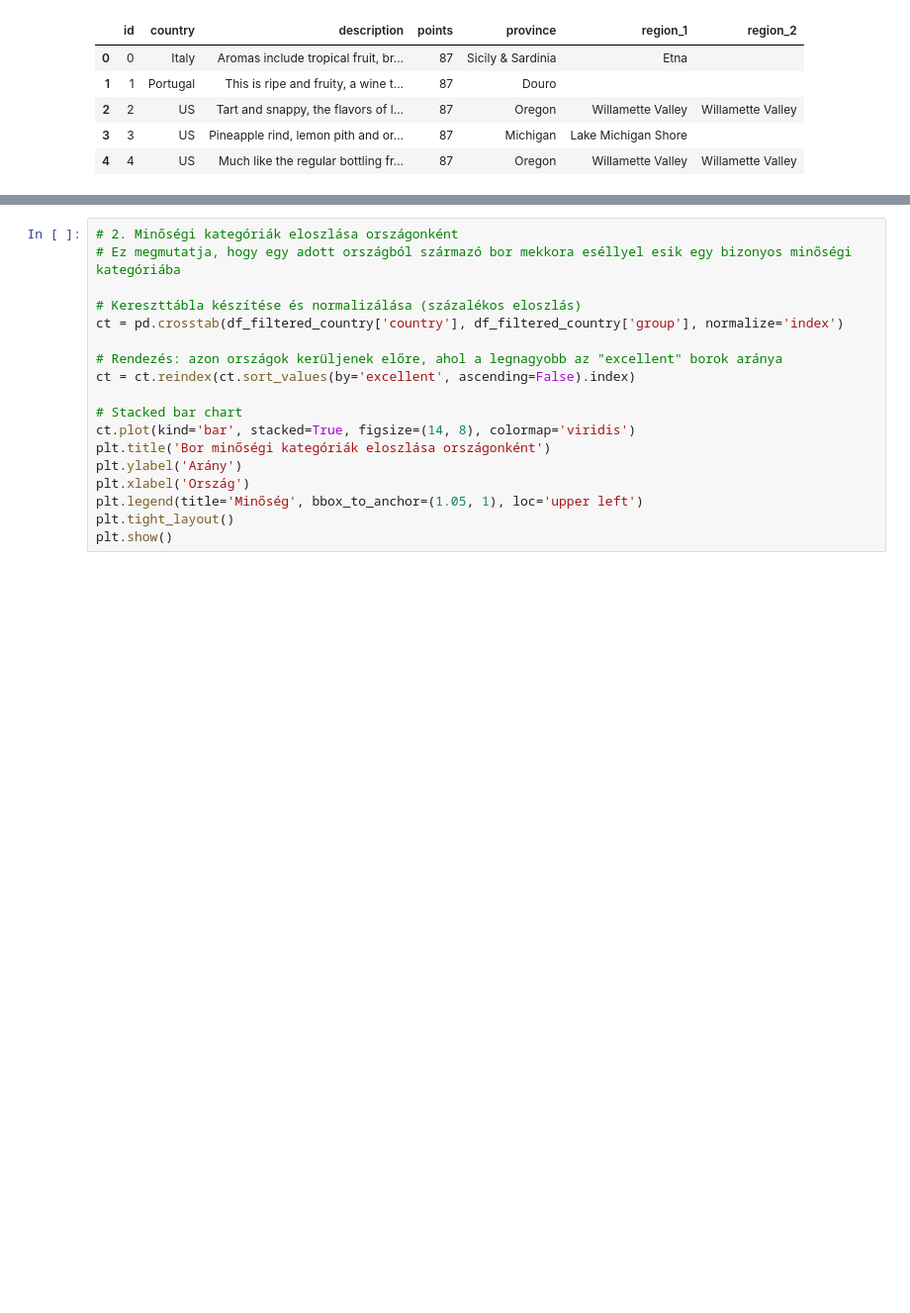
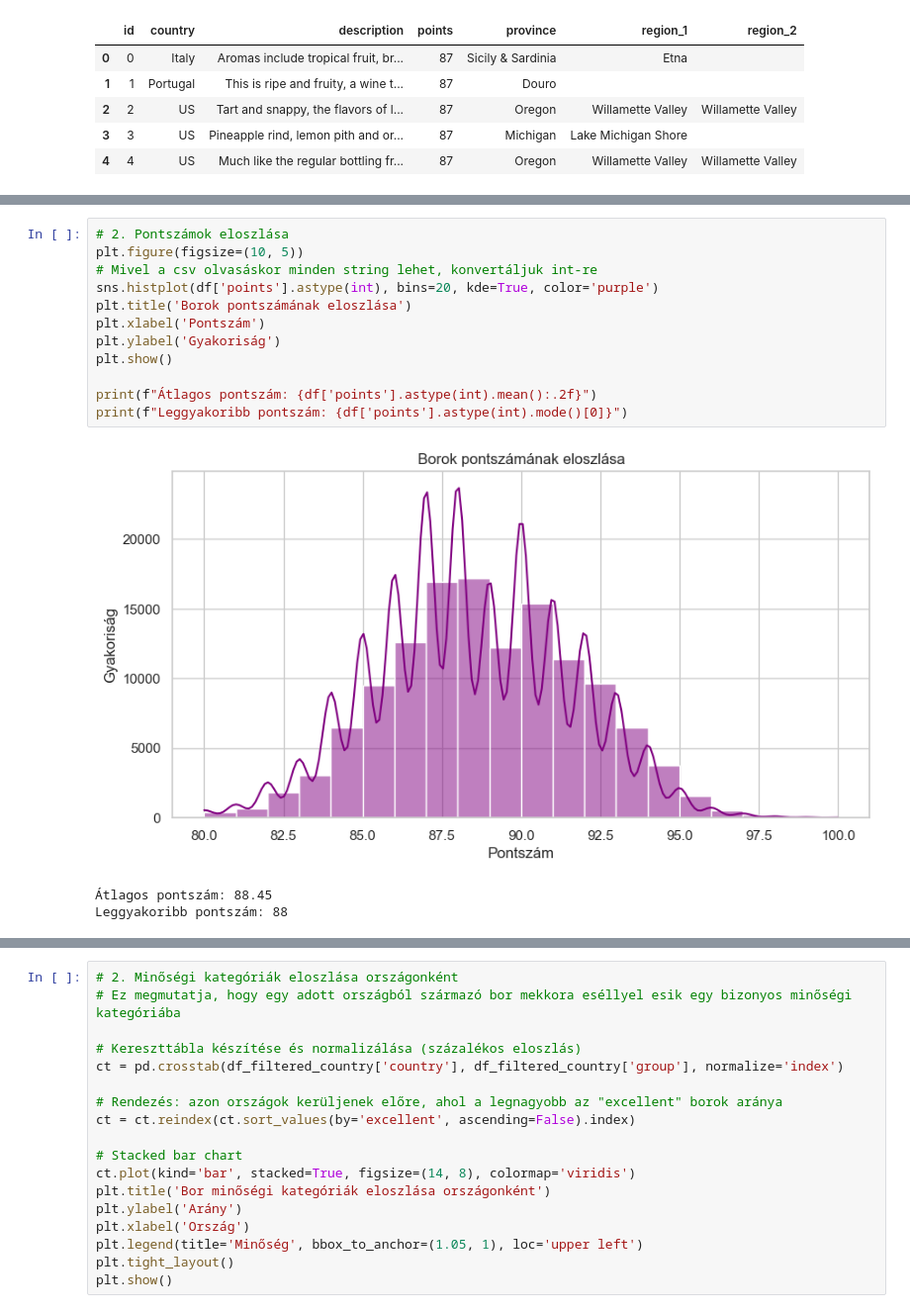
Before and after one commit to lego111Aron/Adattudomany-Projektmunka, a Jupyter notebook: Analize.ipynb, the cells around one changed output, grey strips where cells are left out. Shown: that part at 99% size. Saved outputs shown, nothing was run; the diff lists cells and outputs as text; blank space fills up the shorter version.

```diff
--- a/Analize.ipynb
+++ b/Analize.ipynb
@@ -40,0 +63,16 @@ display(df_description.head(5))
+# %%
+# 2. Pontszámok eloszlása
+plt.figure(figsize=(10, 5))
+# Mivel a csv olvasáskor minden string lehet, konvertáljuk int-re
+sns.histplot(df['points'].astype(int), bins=20, kde=True, color='purple')
+plt.title('Borok pontszámának eloszlása')
+plt.xlabel('Pontszám')
+plt.ylabel('Gyakoriság')
+plt.show()
+
+print(f"Átlagos pontszám: {df['points'].astype(int).mean():.2f}")
+print(f"Leggyakoribb pontszám: {df['points'].astype(int).mode()[0]}")
+# %% [output]
+[figure, added]
+Átlagos pontszám: 88.45
+Leggyakoribb pontszám: 88
```
Also changed, not shown: parts of 8 cells of this notebook.
